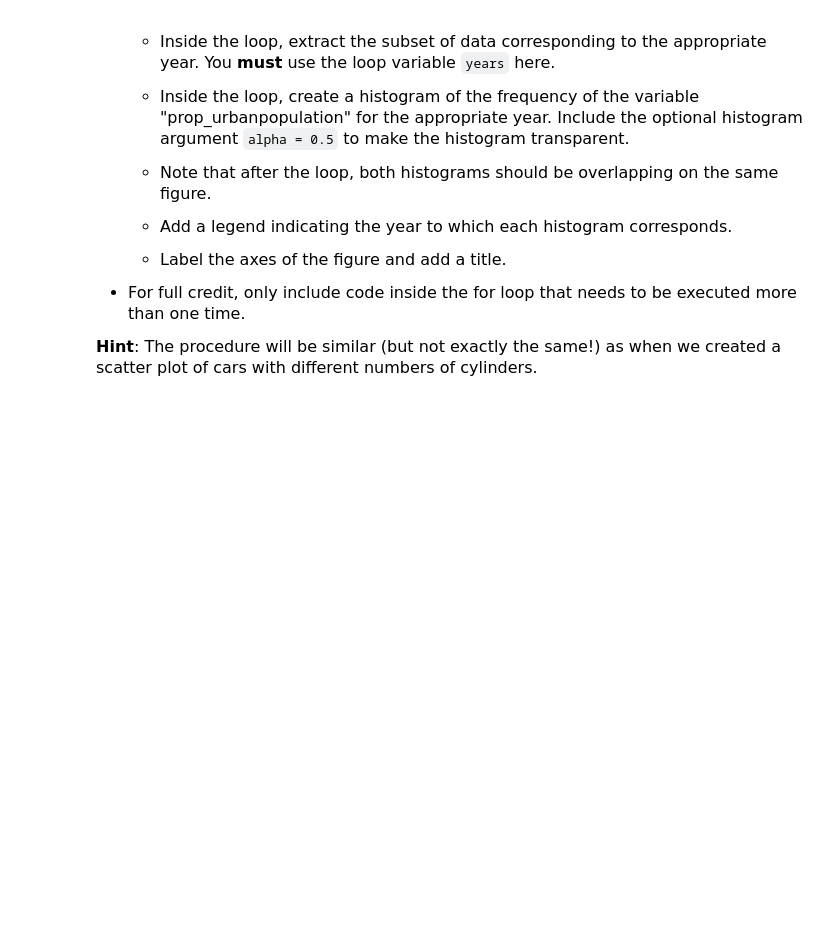
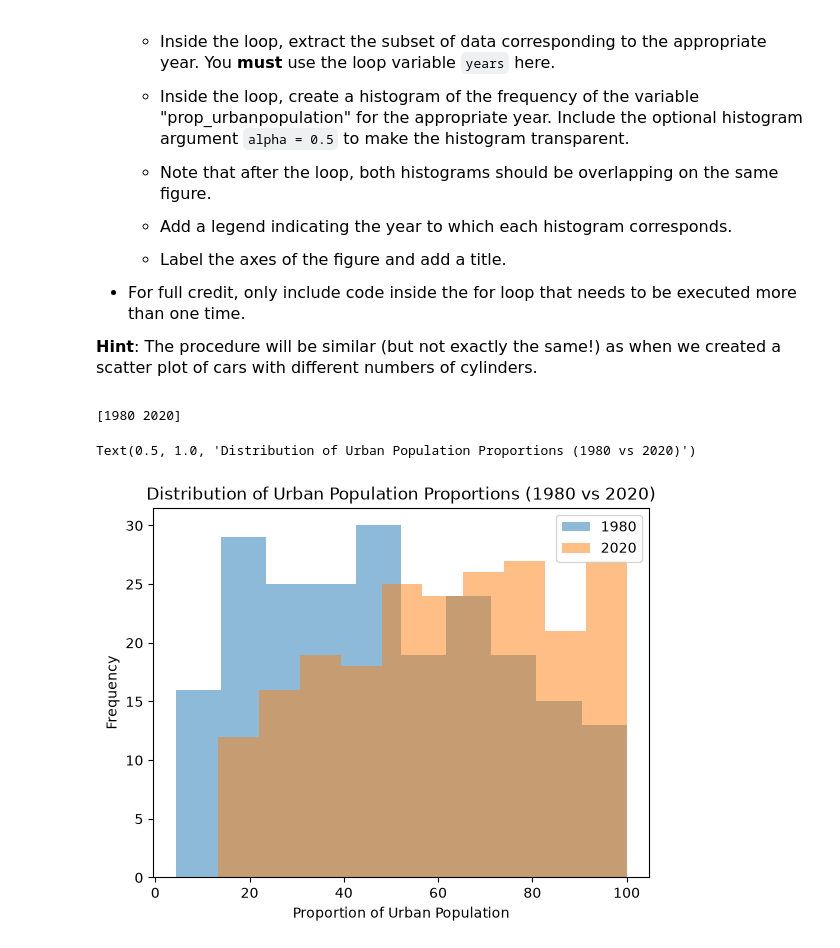
Before and after one commit to skjandh/datasci151fall2026, a Jupyter notebook: _assignments/assignment_7/Assignment7.ipynb, the cells around one changed output. Cells and saved outputs as stored; diff of their text form; code cells hidden in the pictures; blank space fills up the shorter version.

```diff
--- a/_assignments/assignment_7/Assignment7.ipynb
+++ b/_assignments/assignment_7/Assignment7.ipynb
@@ -134,0 +175,21 @@ import matplotlib.pyplot as plt
+# %%
+# Write your answer here:
+import matplotlib.pyplot as plt
+urban = pd.read_csv("data/wdi_urban.csv")
+
+unique_years = pd.unique(urban["year"])
+
+print(unique_years)
+
+for years in unique_years:
+    subset = urban[urban['year'] == years]
+    plt.hist(subset['prop_urbanpopulation'], alpha=0.5, label=str(years))
+
+plt.legend()
+plt.xlabel("Proportion of Urban Population")
+plt.ylabel("Frequency")
+plt.title("Distribution of Urban Population Proportions (1980 vs 2020)")
+# %% [output]
+[1980 2020]
+Text(0.5, 1.0, 'Distribution of Urban Population Proportions (1980 vs 2020)')
+[figure, added]
```
Also changed, not shown: parts of 9 cells of this notebook.
